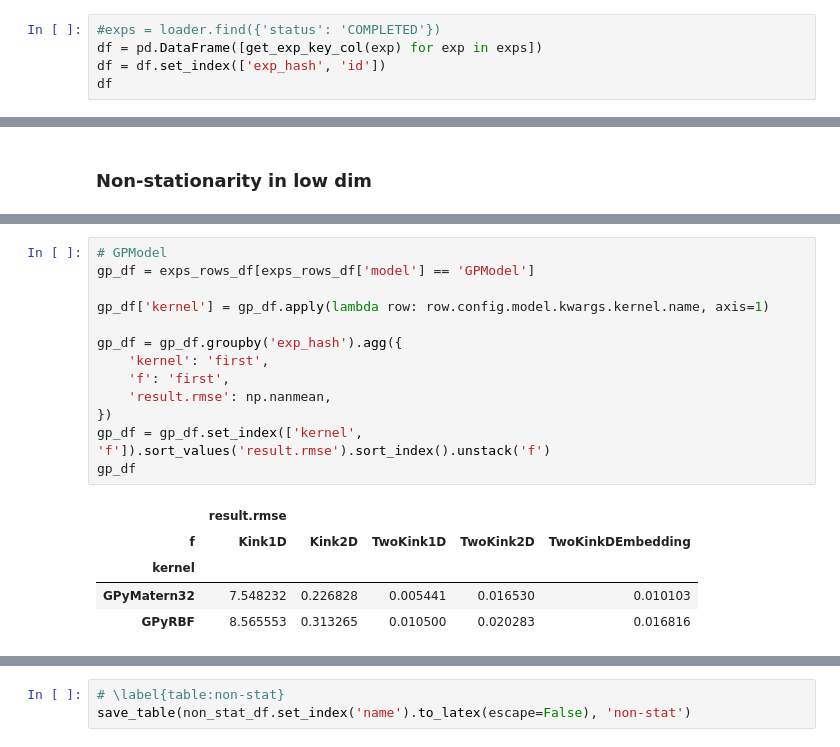
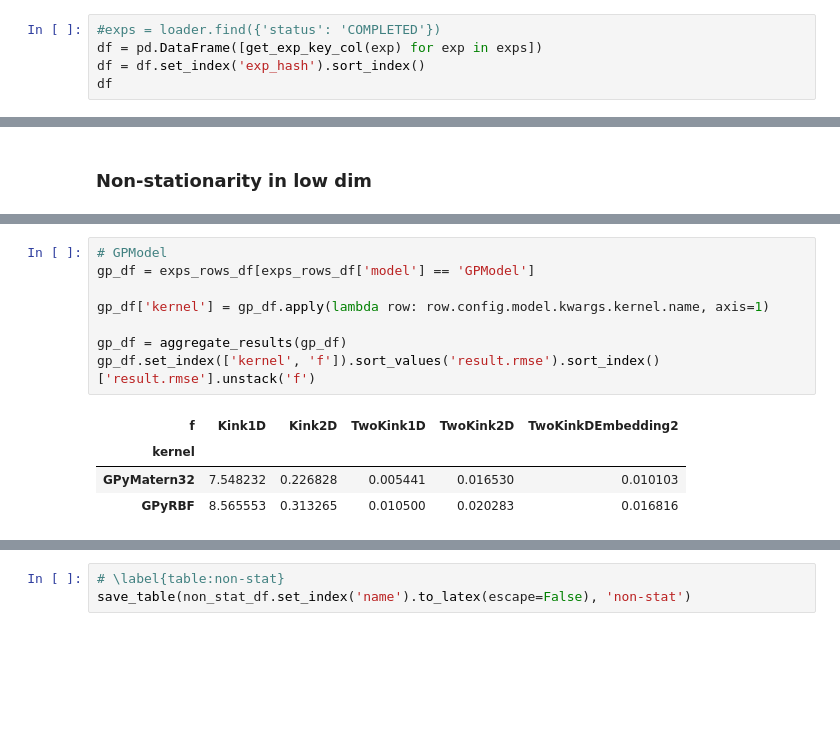
Before and after one commit to tmpethick/thesis-code, a Jupyter notebook: explorer_notebook.ipynb, the cells around one changed output, grey strips where cells are left out. Saved outputs shown, nothing was run; the diff lists cells and outputs as text; blank space fills up the shorter version.

```diff
--- a/explorer_notebook.ipynb
+++ b/explorer_notebook.ipynb
@@ -187,6 +269,6 @@ exps
 # %%
 #exps = loader.find({'status': 'COMPLETED'})
 df = pd.DataFrame([get_exp_key_col(exp) for exp in exps])
-df = df.set_index(['exp_hash', 'id'])
+df = df.set_index('exp_hash').sort_index()
 df
 # %% [output]
@@ -779,19 +775,13 @@ See the caveats in the documentation: http://pandas.pydata.org/pandas-docs/stabl
 # %%
 # GPModel
 gp_df = exps_rows_df[exps_rows_df['model'] == 'GPModel']
 
 gp_df['kernel'] = gp_df.apply(lambda row: row.config.model.kwargs.kernel.name, axis=1)
 
-gp_df = gp_df.groupby('exp_hash').agg({
-    'kernel': 'first',
-    'f': 'first',
-    'result.rmse': np.nanmean,
-})
-gp_df = gp_df.set_index(['kernel', 'f']).sort_values('result.rmse').sort_index().unstack('f')
-gp_df
+gp_df = aggregate_results(gp_df)
+gp_df.set_index(['kernel', 'f']).sort_values('result.rmse').sort_index()['result.rmse'].unstack('f')
 # %% [output]
-|  | result.rmse |  |  |  |  |
-| f | Kink1D | Kink2D | TwoKink1D | TwoKink2D | TwoKinkDEmbedding |
+| f | Kink1D | Kink2D | TwoKink1D | TwoKink2D | TwoKinkDEmbedding2 |
 | kernel |  |  |  |  |  |
 | GPyMatern32 | 7.548232 | 0.226828 | 0.005441 | 0.016530 | 0.010103 |
 | GPyRBF | 8.565553 | 0.313265 | 0.010500 | 0.020283 | 0.016816 |
```
Also changed, not shown: parts of 37 cells of this notebook, 8 other files.
